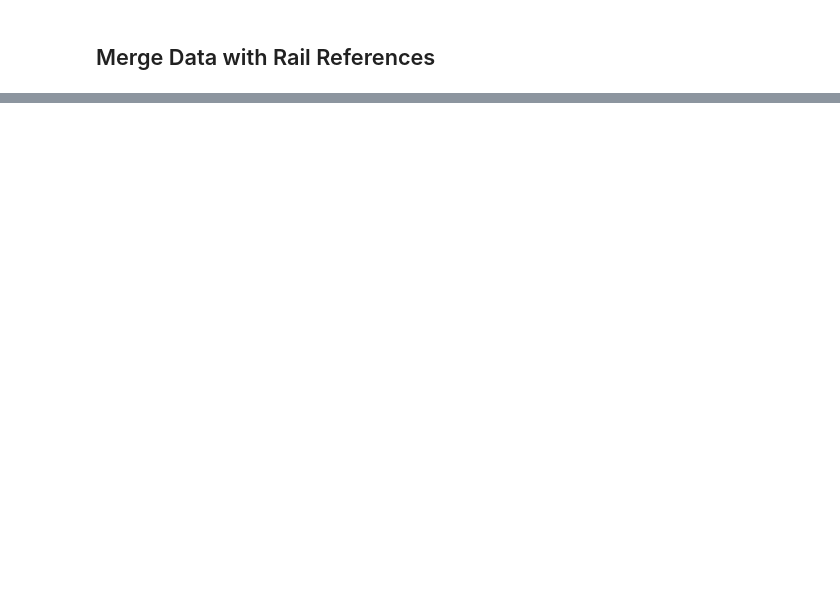
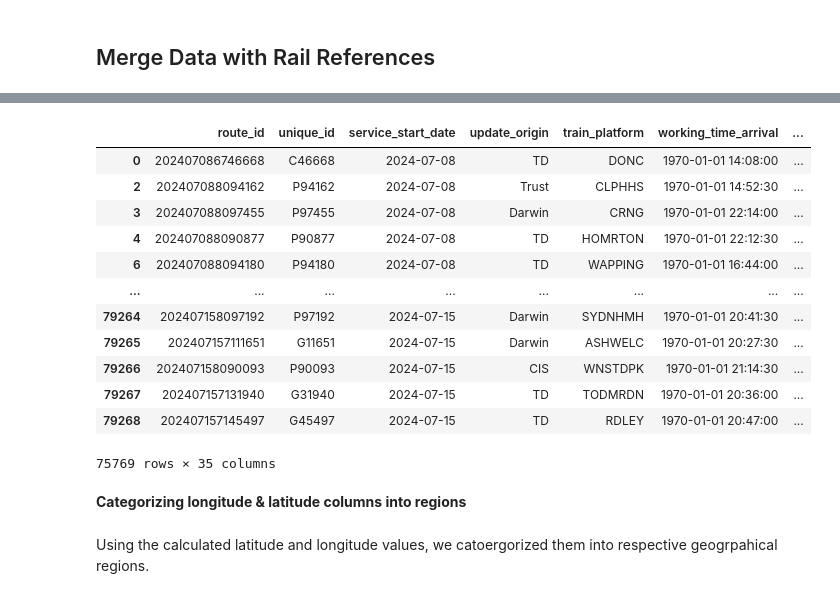
Before and after one commit to RSample12/Rail-Data-Final-Project, a Jupyter notebook: spark/jovyan/jovyan/rail_data_eda.ipynb, the cells around one changed output, grey strips where cells are left out. Drawn from its saved outputs; the diff is of its cells as text; code cells hidden in the pictures; blank space fills up the shorter version.

```diff
--- a/spark/jovyan/jovyan/rail_data_eda.ipynb
+++ b/spark/jovyan/jovyan/rail_data_eda.ipynb
@@ -793,0 +345,3 @@ dtype: object
+# %%
+# Eliminate "Rail Station" for better readibility
+pandas_df['StationName'] = pandas_df['StationName'].str.replace(' Rail Station', '')
@@ -793,0 +352,24 @@ dtype: object
+# %%
+# Drop nulls before conversion
+pandas_df = pandas_df.dropna(subset=['Easting', 'Northing'])
+# %%
+from pyproj import Proj, Transformer
+
+# Define data from the National British Grid
+# British National Grid (EPSG:27700)
+bng = 'epsg:27700'
+# WGS84 (EPSG:4326)
+wgs84 = 'epsg:4326'
+
+# Define the transformer for converting BNG to WGS84
+transformer = Transformer.from_crs(bng, wgs84)
+
+# Function to convert Easting & Northing to latitude & longitude
+def convert_to_latlong(easting, northing):
+    longitude, latitude = transformer.transform(easting, northing)
+    return longitude, latitude
+
+# Create Latitude & Longitude columns in the DataFrame
+pandas_df[['Latitude', 'Longitude']] = pandas_df.apply(lambda row: convert_to_latlong(row['Easting'], row['Northing']),\
+                                         axis=1,\
+                                         result_type='expand')
@@ -793,0 +387,20 @@ dtype: object
+# %%
+pandas_df
+# %% [output]
+|  | route_id | unique_id | service_start_date | update_origin | train_platform | working_time_arrival | ... |
+| 0 | 202407086746668 | C46668 | 2024-07-08 | TD | DONC | 1970-01-01 14:08:00 | ... |
+| 2 | 202407088094162 | P94162 | 2024-07-08 | Trust | CLPHHS | 1970-01-01 14:52:30 | ... |
+| 3 | 202407088097455 | P97455 | 2024-07-08 | Darwin | CRNG | 1970-01-01 22:14:00 | ... |
+| 4 | 202407088090877 | P90877 | 2024-07-08 | TD | HOMRTON | 1970-01-01 22:12:30 | ... |
+| 6 | 202407088094180 | P94180 | 2024-07-08 | TD | WAPPING | 1970-01-01 16:44:00 | ... |
+| ... | ... | ... | ... | ... | ... | ... | ... |
+| 79264 | 202407158097192 | P97192 | 2024-07-15 | Darwin | SYDNHMH | 1970-01-01 20:41:30 | ... |
+| 79265 | 202407157111651 | G11651 | 2024-07-15 | Darwin | ASHWELC | 1970-01-01 20:27:30 | ... |
+| 79266 | 202407158090093 | P90093 | 2024-07-15 | CIS | WNSTDPK | 1970-01-01 21:14:30 | ... |
+| 79267 | 202407157131940 | G31940 | 2024-07-15 | TD | TODMRDN | 1970-01-01 20:36:00 | ... |
+| 79268 | 202407157145497 | G45497 | 2024-07-15 | TD | RDLEY | 1970-01-01 20:47:00 | ... |
+75769 rows × 35 columns
+# %% [markdown]
+**Categorizing longitude & latitude columns into regions**
+# %% [markdown]
+Using the calculated latitude and longitude values, we catoergorized them into respective geogrpahical regions.
```
Also changed, not shown: parts of 157 cells of this notebook.
